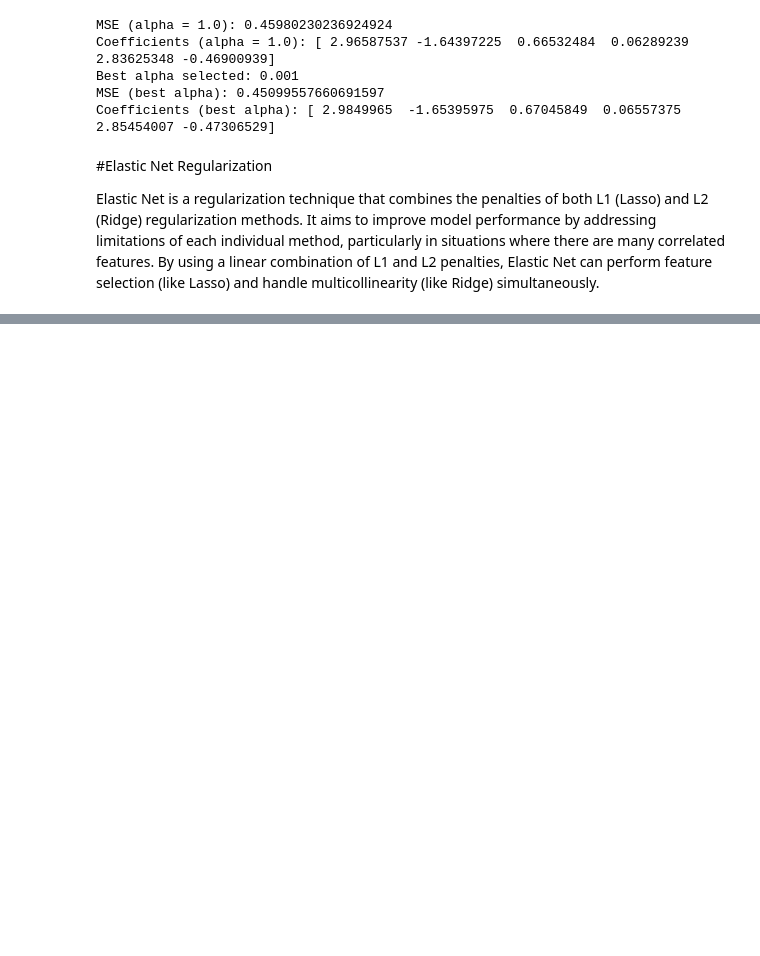
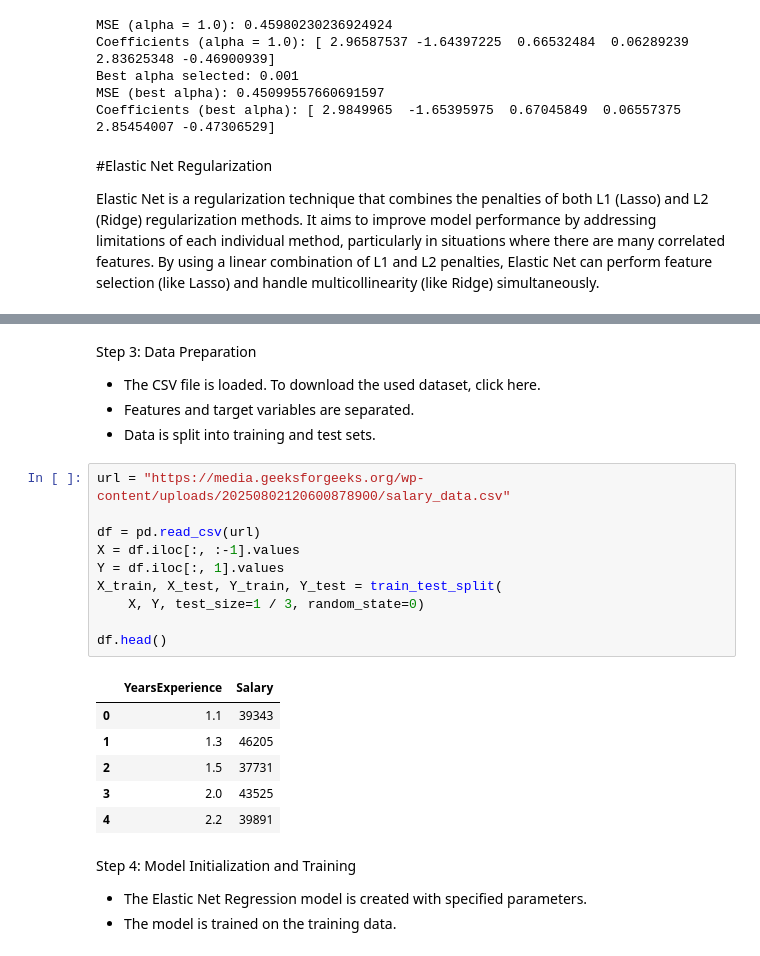
Before and after one commit to Olanle/Supervised-ML-Regression-Learning, a Jupyter notebook: Supervised_ML_Regression_Learning.ipynb, the cells around one changed output, grey strips where cells are left out. Saved outputs shown, nothing was run; the diff lists cells and outputs as text; blank space fills up the shorter version.

```diff
--- a/Supervised_ML_Regression_Learning.ipynb
+++ b/Supervised_ML_Regression_Learning.ipynb
@@ -259,0 +338,26 @@ Elastic Net is a regularization technique that combines the penalties of both L1
+# %% [markdown]
+Step 3: Data Preparation
+* The CSV file is loaded. To download the used dataset, click here.
+* Features and target variables are separated.
+* Data is split into training and test sets.
+# %%
+url = "https://media.geeksforgeeks.org/wp-content/uploads/20250802120600878900/salary_data.csv"
+
+df = pd.read_csv(url)
+X = df.iloc[:, :-1].values
+Y = df.iloc[:, 1].values
+X_train, X_test, Y_train, Y_test = train_test_split(
+    X, Y, test_size=1 / 3, random_state=0)
+
+df.head()
+# %% [output]
+|  | YearsExperience | Salary |
+| 0 | 1.1 | 39343 |
+| 1 | 1.3 | 46205 |
+| 2 | 1.5 | 37731 |
+| 3 | 2.0 | 43525 |
+| 4 | 2.2 | 39891 |
+# %% [markdown]
+Step 4: Model Initialization and Training
+* The Elastic Net Regression model is created with specified parameters.
+* The model is trained on the training data.
```
Also changed, not shown: parts of 12 cells of this notebook.
